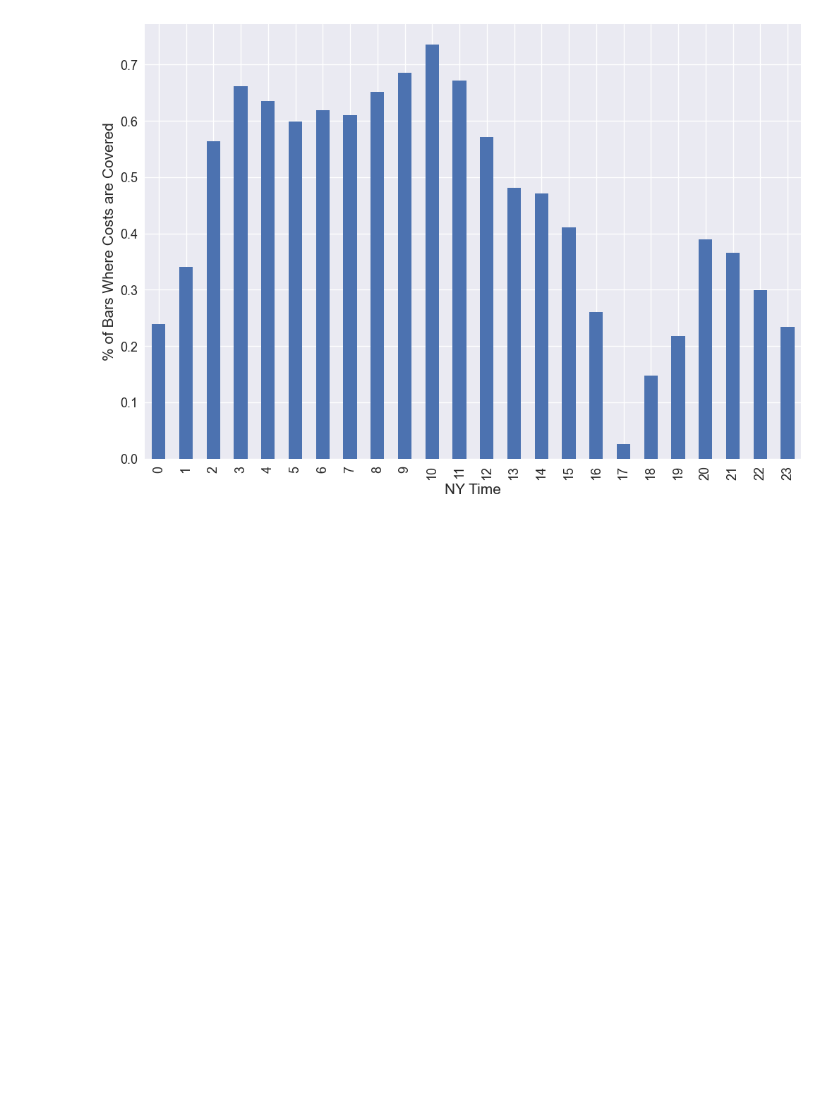
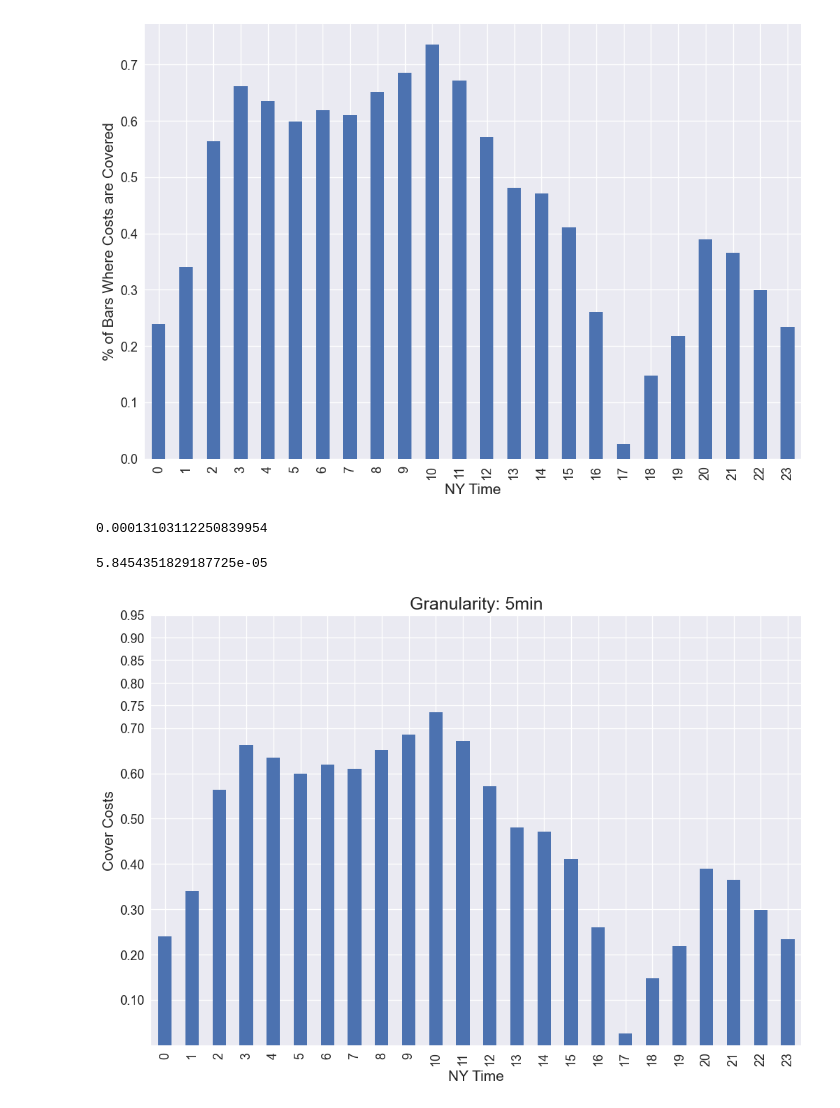
Before and after one commit to mnash29/QuantStrategies, a Jupyter notebook: samples/notebooks/control_trading_costs.ipynb, the cells around one changed output. Cells and saved outputs as stored; diff of their text form; code cells hidden in the pictures; blank space fills up the shorter version.

Commit message:
Evaluated trading frequency vs trading costs

```diff
--- a/samples/notebooks/control_trading_costs.ipynb
+++ b/samples/notebooks/control_trading_costs.ipynb
@@ -6,7 +6,7 @@ import numpy as np
 import matplotlib.pyplot as plt
 plt.style.use("seaborn")
 # %%
-df = pd.read_csv("../exercises/data/bid_ask.csv", parse_dates=["time"], index_col="time")
+df = pd.read_csv("../../exercises/data/bid_ask.csv", parse_dates=["time"], index_col="time")
 df
 # %% [output]
 |  | volume | ask | bid | spread | mid |
@@ -190,3 +190,47 @@ plt.ylabel("% of Bars Where Costs are Covered", fontsize=15)
 plt.show()
 # %% [output]
 [figure]
+# %%
+spread = df.loc[df.hour.between(2, 12), "spread"].mean()
+spread
+# %% [output]
+0.00013103112250839954
+# %%
+ptc = (spread/2) / df.mid.mean()
+ptc
+# %% [output]
+5.8454351829187725e-05
+# %%
+def hours_of_granularity(freq=None):
+    """Evaluate the impact of trading frequency on trading costs.
+
+    Kwargs:
+    ------
+    **freq : str, optional
+        The bar data frequency, by default None
+    """
+    df = pd.read_csv("../../exercises/data/bid_ask.csv",
+                     parse_dates=["time"],
+                     index_col="time",
+                     usecols=["time", "spread", "mid"])
+
+    if freq is not None:
+        df = df.resample(freq).last().dropna()
+
+    df["EST"] = df.index.tz_convert("America/New_York")
+    df["hour"] = df.EST.dt.hour
+    df["price_change_abs"] = df.mid.diff().abs()
+    df["cover_cost"] = df.price_change_abs > df.spread
+
+    df.dropna().groupby("hour").cover_cost.mean().plot(kind="bar",
+                                                      figsize=(12, 8),
+                                                      fontsize=13)
+    plt.xlabel("NY Time", fontsize=15)
+    plt.ylabel(f"Cover Costs", fontsize=15)
+    plt.title(f"Granularity: {freq}", fontsize=18)
+    plt.yticks([0.1, 0.2, 0.3, 0.4, 0.5, 0.6, 0.7, 0.75, 0.8, 0.85, 0.9, 0.95])
+    plt.show()
+# %%
+hours_of_granularity(freq="5min")
+# %% [output]
+[figure, added]
```
Also changed, not shown: parts of 2 cells of this notebook.
